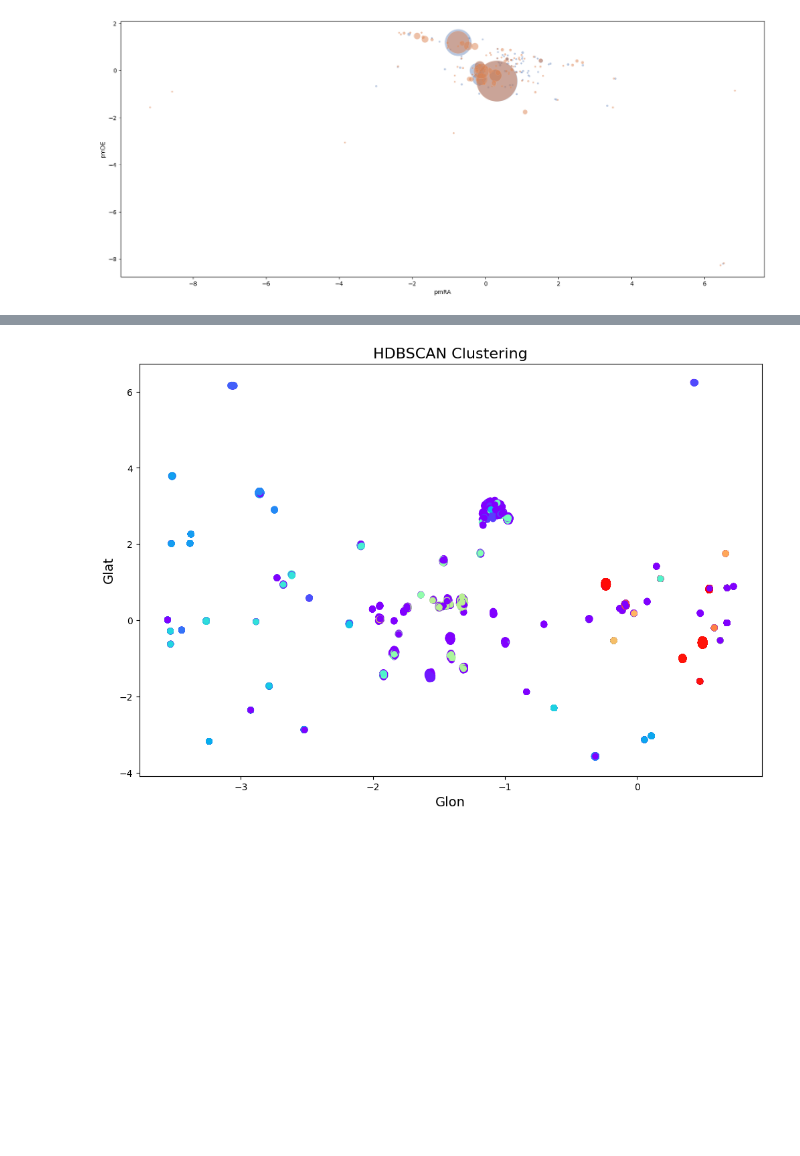
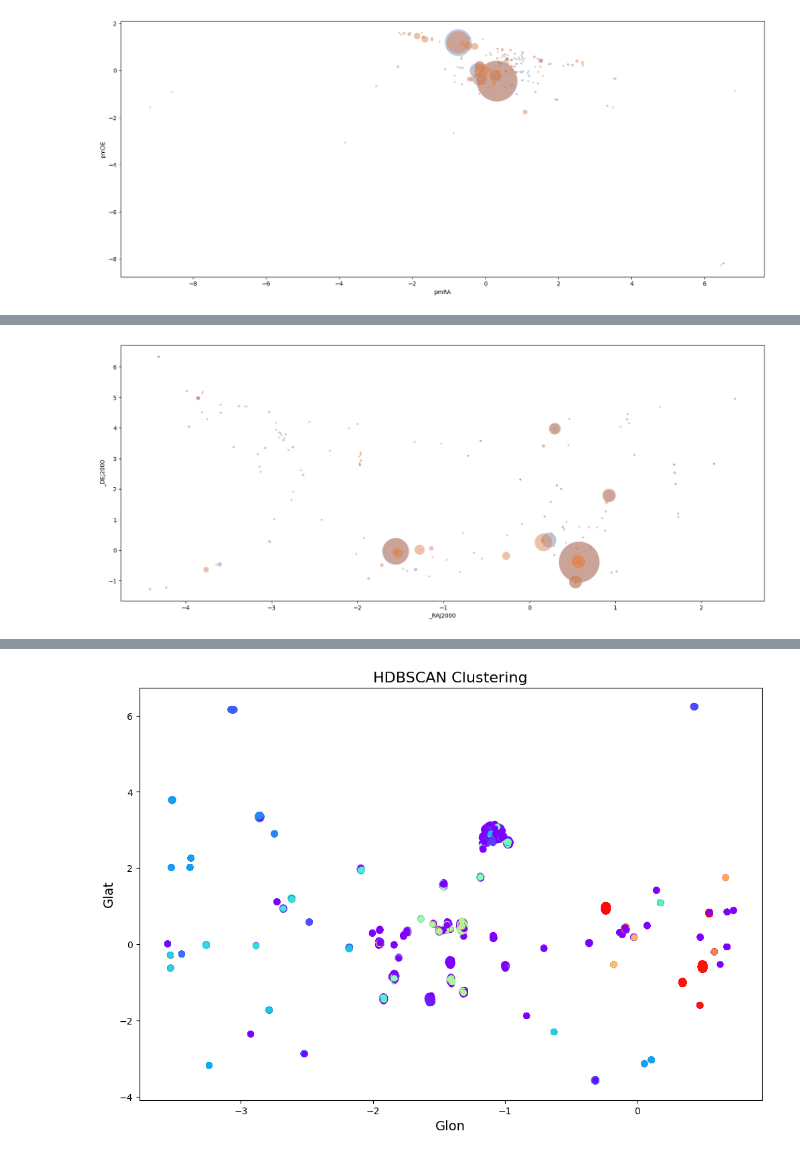
Before and after one commit to TatianaCC/STARS_FinalProject, a Jupyter notebook: src/Class_HDBSCAN.ipynb, the cells around one changed output, grey strips where cells are left out. Cells and saved outputs as stored; diff of their text form; code cells hidden in the pictures; blank space fills up the shorter version.

```diff
--- a/src/Class_HDBSCAN.ipynb
+++ b/src/Class_HDBSCAN.ipynb
@@ -105,0 +205,4 @@ graphic_tester(X_test_with_y_test, X_test_with_y_predict_test, 'y_test', 'y_pred
+# %%
+graphic_tester(X_test_with_y_test2, X_test_with_y_predict_test2, 'Y_test2', 'y_predict_test2', '_RAJ2000', '_DEJ2000')
+# %% [output]
+[figure, added]
```
Also changed, not shown: parts of 28 cells of this notebook.
